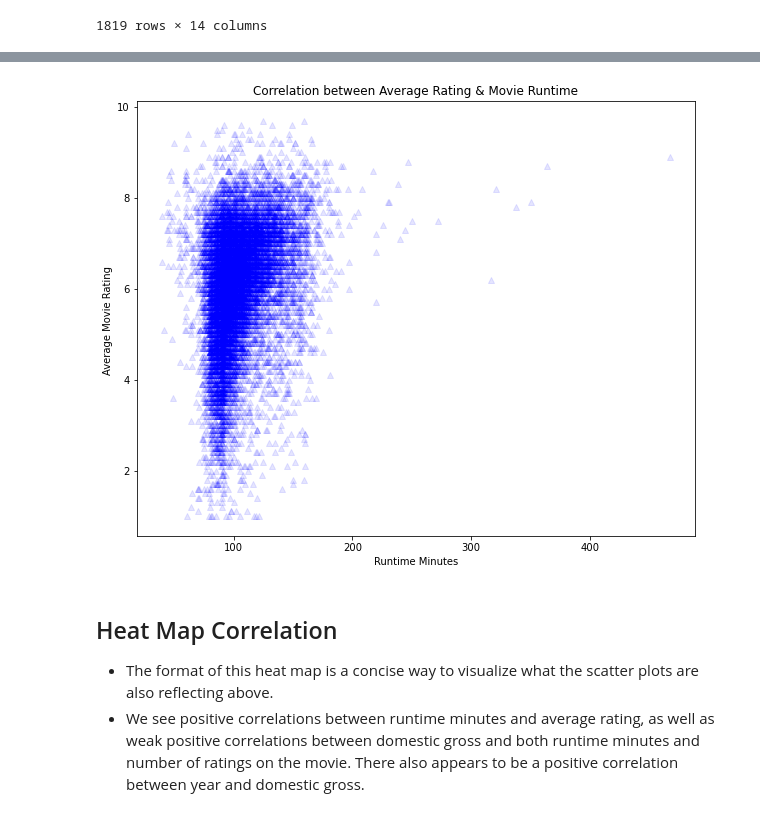
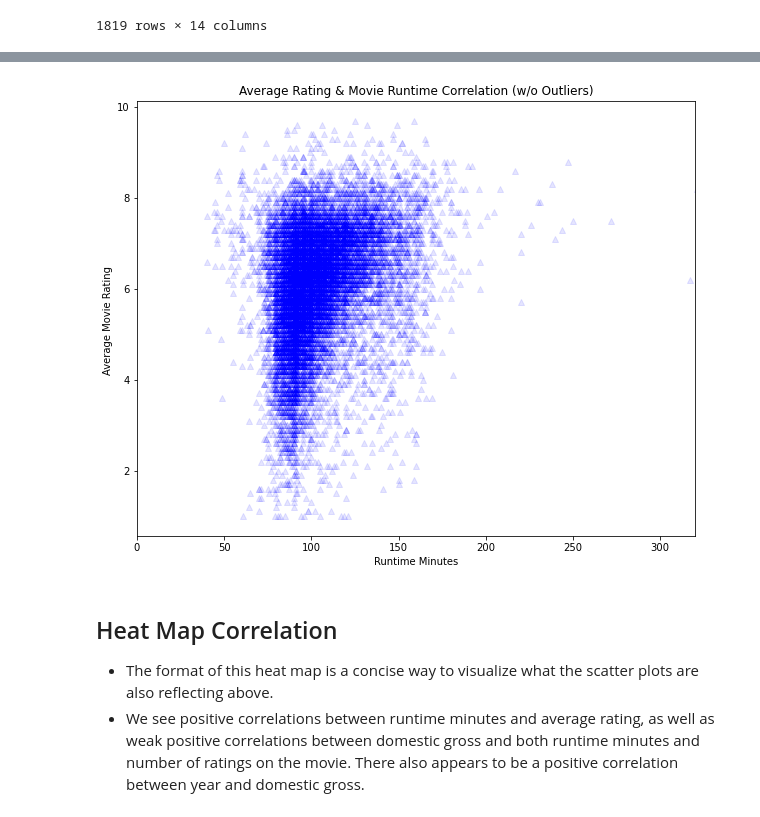
Before and after one commit to learn-co-curriculum/dsc-project-template, a Jupyter notebook: dsc-phase1project-microsoftmoviestudioanalysis-eakland.ipynb, the cells around one changed output, grey strips where cells are left out. Saved outputs shown, nothing was run; the diff lists cells and outputs as text; code cells hidden in the pictures.

```diff
--- a/dsc-phase1project-microsoftmoviestudioanalysis-eakland.ipynb
+++ b/dsc-phase1project-microsoftmoviestudioanalysis-eakland.ipynb
@@ -662,13 +674,14 @@ ax.ticklabel_format(axis = 'y', style='plain')
 # %%
 x = final_ratings_df['runtime_minutes']
 y = final_ratings_df['averagerating']
 fig,ax = plt.subplots(figsize=(10,8))
 ax.scatter(x,y, marker='^', color='blue', alpha=.1)
-ax.set_title("Correlation between Average Rating & Movie Runtime")
+ax.set_title("Average Rating & Movie Runtime Correlation (w/o Outliers)")
 ax.set_xlabel("Runtime Minutes")
-ax.set_ylabel("Average Movie Rating ");
+ax.set_ylabel("Average Movie Rating ")
+ax.set_xlim(0,320);
 # %% [output]
-[figure, old version]
+[figure, new version]
 # %% [markdown]
 ## Heat Map Correlation
 * The format of this heat map is a concise way to visualize what the scatter plots are also reflecting above.
```
Also changed, not shown: parts of 24 cells of this notebook, 9 other files.
